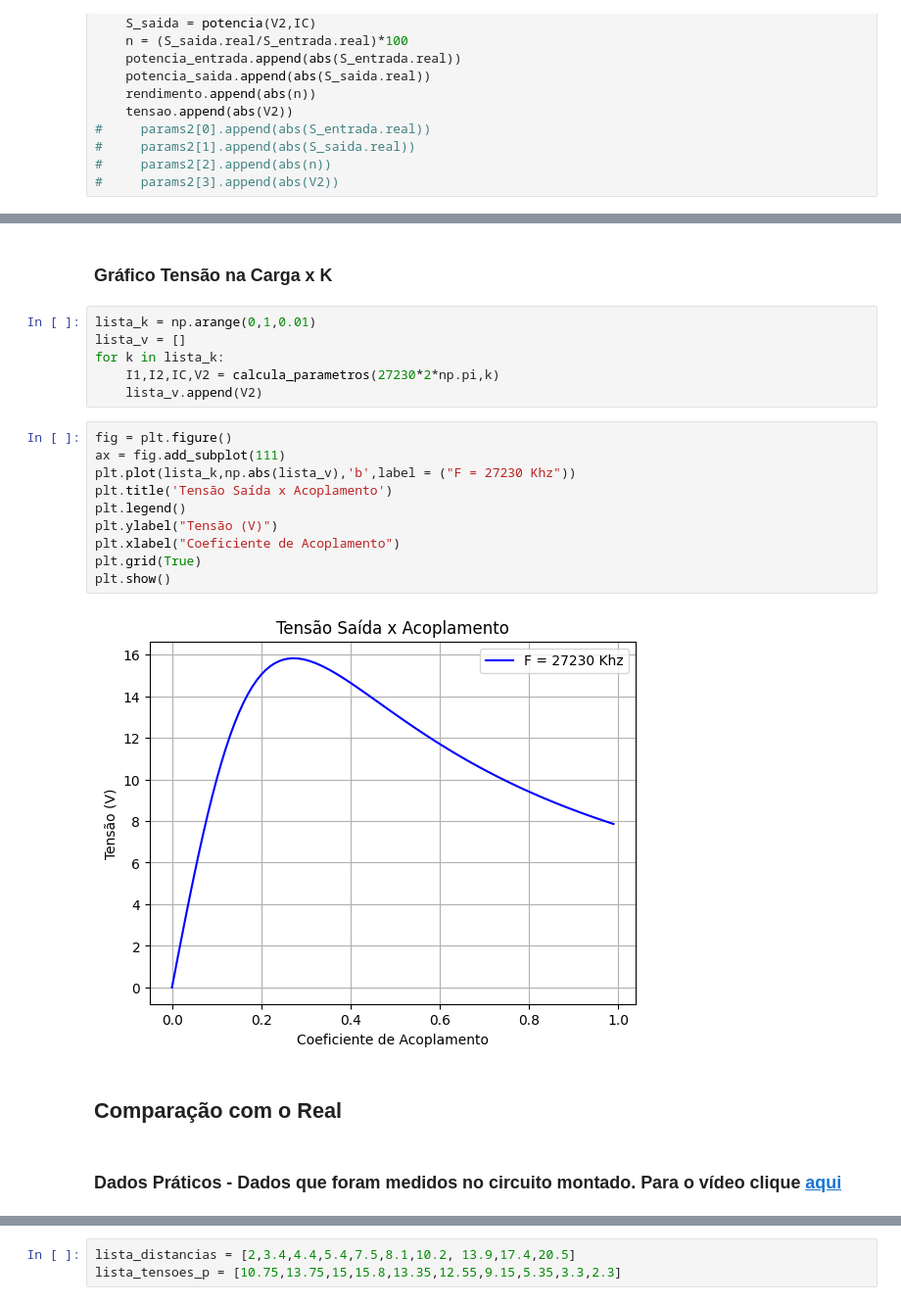
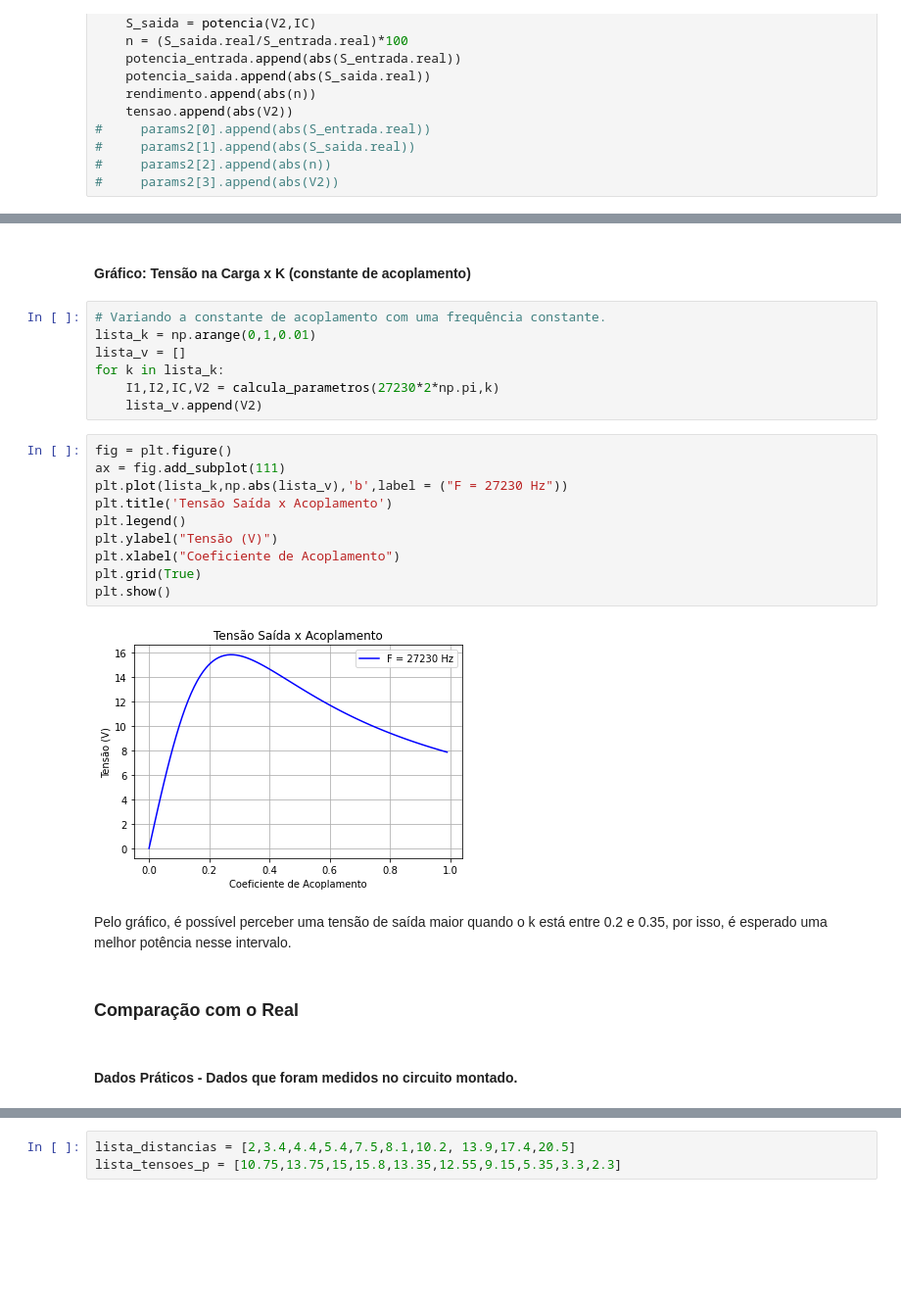
Before and after one commit to PedroPauloMorenoCamargo/Projeto_Eletromag, a Jupyter notebook: Parte_Teorica2.ipynb, the cells around one changed output, grey strips where cells are left out. Shown at 98% size. Saved outputs shown, nothing was run; the diff lists cells and outputs as text; blank space fills up the shorter version.

```diff
--- a/Parte_Teorica2.ipynb
+++ b/Parte_Teorica2.ipynb
@@ -176,6 +209,7 @@ plt.show()
 # %% [markdown]
-### Gráfico Tensão na Carga x K
+#### Gráfico: Tensão na Carga x K (constante de acoplamento)
 # %%
+# Variando a constante de acoplamento com uma frequência constante.
 lista_k = np.arange(0,1,0.01)
 lista_v = []
 for k in lista_k:
@@ -184,16 +218,18 @@ for k in lista_k:
 # %%
 fig = plt.figure()
 ax = fig.add_subplot(111)
-plt.plot(lista_k,np.abs(lista_v),'b',label = ("F = 27230 Khz"))
+plt.plot(lista_k,np.abs(lista_v),'b',label = ("F = 27230 Hz"))
 plt.title('Tensão Saída x Acoplamento')
 plt.legend()
 plt.ylabel("Tensão (V)")
 plt.xlabel("Coeficiente de Acoplamento")
 plt.grid(True)
 plt.show()
 # %% [output]
-[figure, old version]
+[figure, new version]
+# %% [markdown]
+Pelo gráfico, é possível perceber uma tensão de saída maior quando o k está entre 0.2 e 0.35, por isso, é esperado uma melhor potência nesse intervalo.
 # %% [markdown]
-## Comparação com o Real
+### Comparação com o Real
 # %% [markdown]
-### Dados Práticos - Dados que foram medidos no circuito montado. Para o vídeo clique <a href="https://drive.google.com/file/d/1X0IUy3awlxx0PPWuP5aoUa4R6qU_KgDJ/view">aqui</a>
+#### Dados Práticos - Dados que foram medidos no circuito montado.
```
Also changed, not shown: parts of 58 cells of this notebook, 1 other file.
